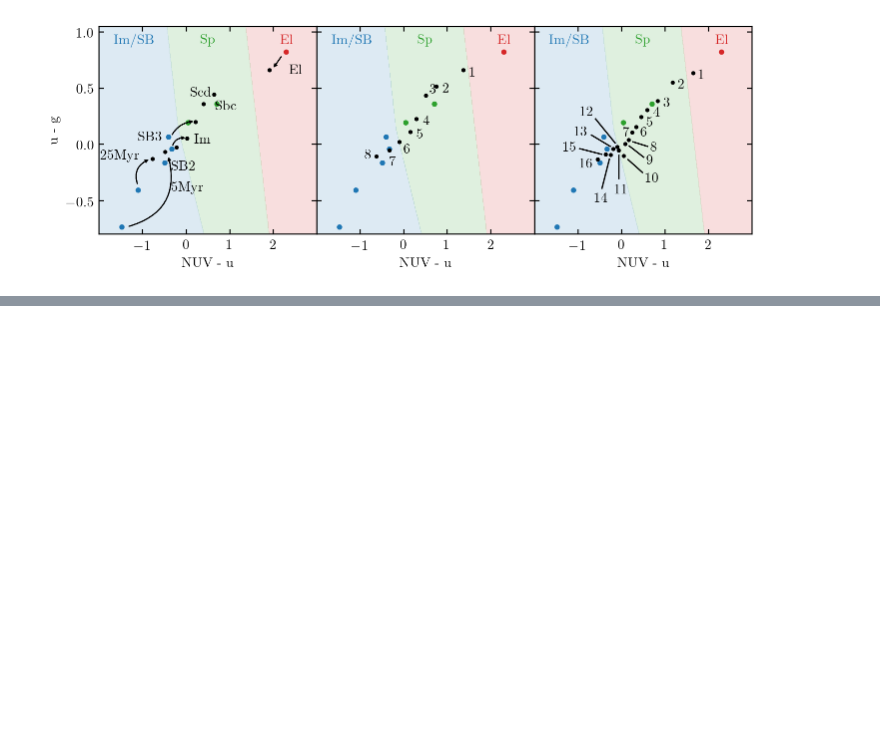
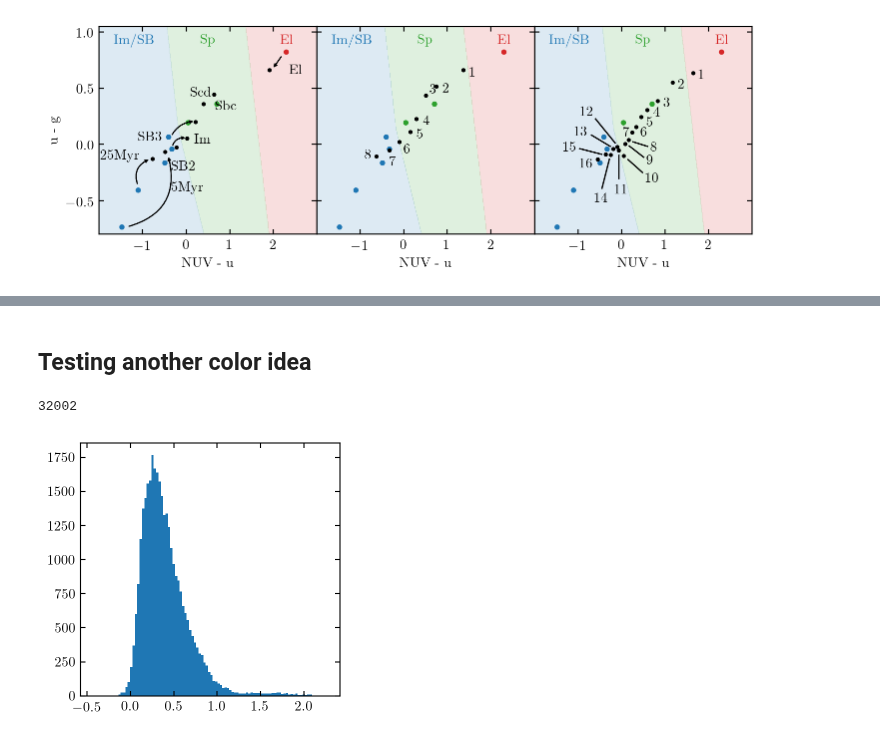
Before and after one commit to dirac-institute/photoz_template_learning, a Jupyter notebook: color_classify.ipynb, the cells around one changed output, grey strips where cells are left out. Drawn from its saved outputs; the diff is of its cells as text; code cells hidden in the pictures; blank space fills up the shorter version.

```diff
--- a/color_classify.ipynb
+++ b/color_classify.ipynb
@@ -349,0 +222,2 @@ plt.show()
+# %% [markdown]
+## Testing another color idea
@@ -349,0 +226,20 @@ plt.show()
+# %%
+with open('data/training_catalog.pkl', 'rb') as input:
+    galaxies = pickle.load(input)
+# %%
+umg = []
+for galaxy in galaxies:
+    band2 = 'u'
+    band1 = 'g'
+    if band2 in galaxy.filters and band1 in galaxy.filters:
+        idx2 = np.where(galaxy.filters == band2)
+        idx1 = np.where(galaxy.filters == band1)
+        umg.append(galaxy.mags[idx2][0]-galaxy.mags[idx1][0])
+print(len(umg))
+# %% [output]
+32002
+# %%
+plt.hist(umg,bins=100)
+plt.show()
+# %% [output]
+[figure, added]
```
Also changed, not shown: parts of 3 cells of this notebook, 3 other files.
